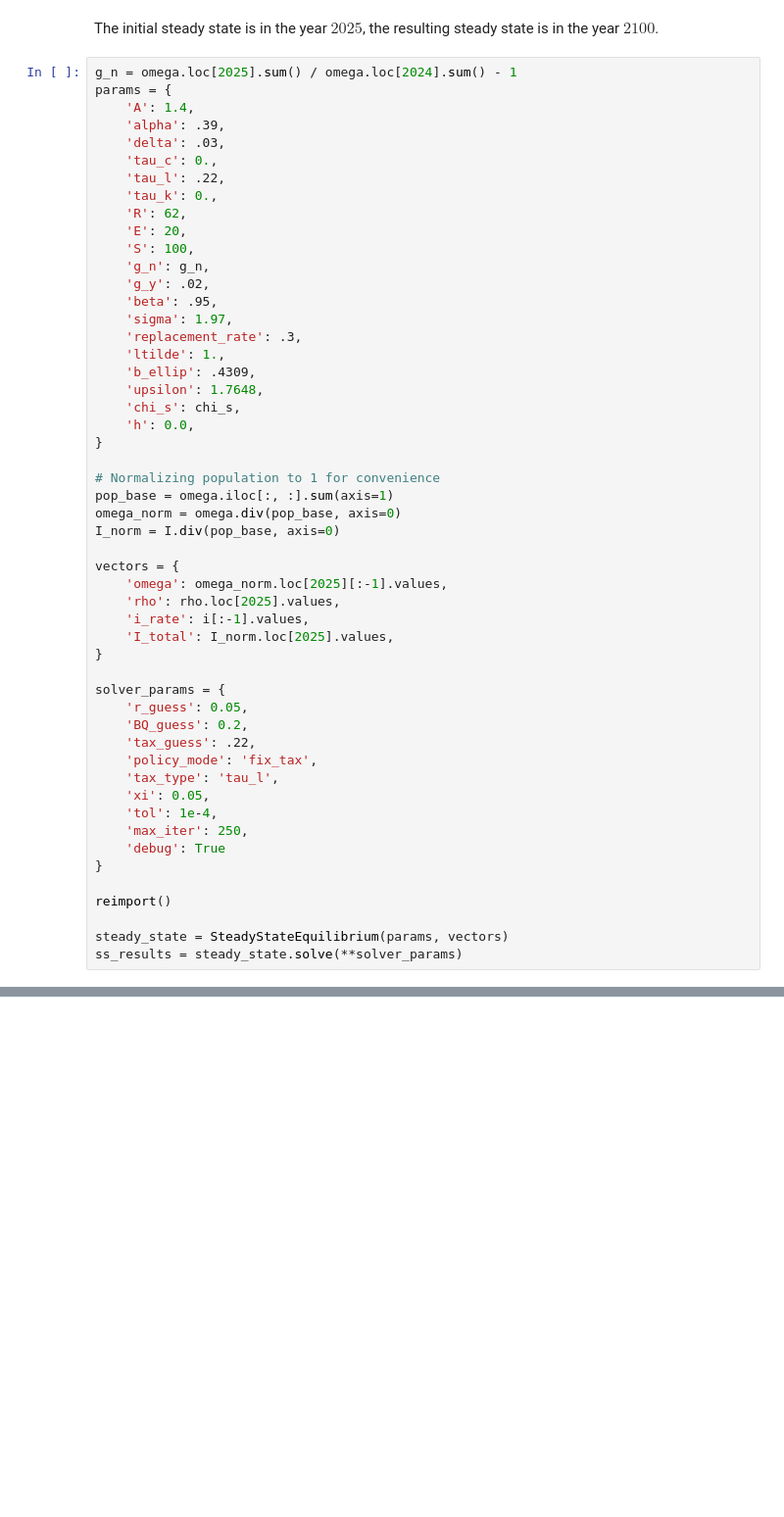
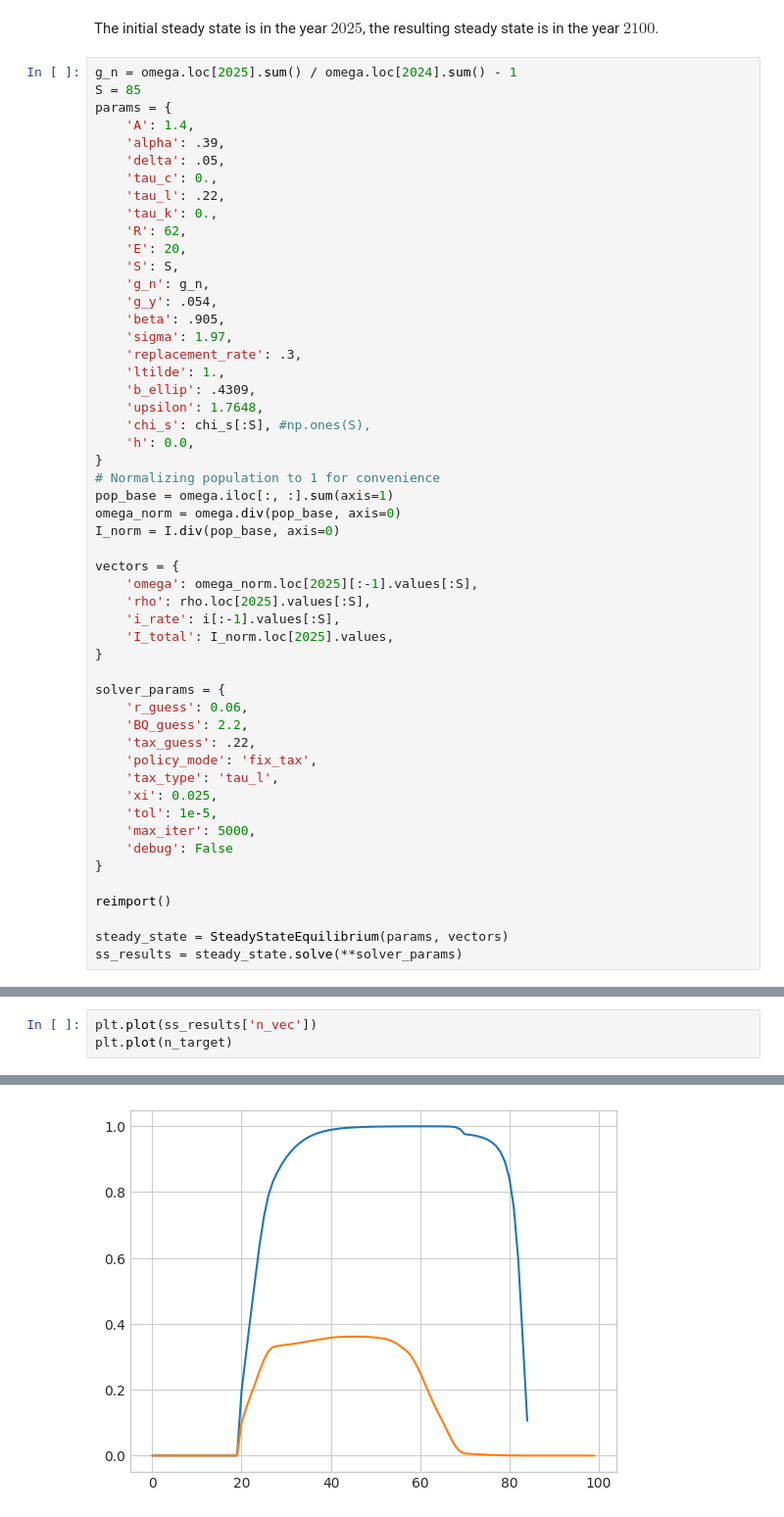
Before and after one commit to Gandolier/Cost_of_ageing_OLG, a Jupyter notebook: Interface (via Notebooks)/Tests.ipynb, the cells around one changed output, grey strips where cells are left out. Shown at 98% size. Saved outputs shown, nothing was run; the diff lists cells and outputs as text; blank space fills up the shorter version.

```diff
--- a/Interface (via Notebooks)/Tests.ipynb
+++ b/Interface (via Notebooks)/Tests.ipynb
@@ -256,50 +261,50 @@ plt.plot(ss_results['b_vec'])
 The initial steady state is in the year $2025$, the resulting steady state is in the year $2100$.
 # %%
 g_n = omega.loc[2025].sum() / omega.loc[2024].sum() - 1
+S = 85
 params = {
     'A': 1.4,
     'alpha': .39,
-    'delta': .03,
+    'delta': .05,
     'tau_c': 0.,
     'tau_l': .22,
     'tau_k': 0.,
     'R': 62,
     'E': 20,
-    'S': 100,
+    'S': S,
     'g_n': g_n,
-    'g_y': .02,
-    'beta': .95,
+    'g_y': .054,
+    'beta': .905,
     'sigma': 1.97,
     'replacement_rate': .3,
     'ltilde': 1.,
     'b_ellip': .4309,
     'upsilon': 1.7648,
-    'chi_s': chi_s,
+    'chi_s': chi_s[:S], #np.ones(S),
     'h': 0.0,
 }
-
 # Normalizing population to 1 for convenience
 pop_base = omega.iloc[:, :].sum(axis=1)
 omega_norm = omega.div(pop_base, axis=0)
 I_norm = I.div(pop_base, axis=0)
 
 vectors = {
-    'omega': omega_norm.loc[2025][:-1].values,
-    'rho': rho.loc[2025].values,
-    'i_rate': i[:-1].values,
+    'omega': omega_norm.loc[2025][:-1].values[:S],
+    'rho': rho.loc[2025].values[:S],
+    'i_rate': i[:-1].values[:S],
     'I_total': I_norm.loc[2025].values,
 }
 
 solver_params = {
-    'r_guess': 0.05,
-    'BQ_guess': 0.2,
+    'r_guess': 0.06,
+    'BQ_guess': 2.2,
     'tax_guess': .22,
     'policy_mode': 'fix_tax',
     'tax_type': 'tau_l',
-    'xi': 0.05,
-    'tol': 1e-4,
-    'max_iter': 250,
-    'debug': True
+    'xi': 0.025,
+    'tol': 1e-5,
+    'max_iter': 5000,
+    'debug': False
 }
 
 reimport()
@@ -328,0 +321,4 @@ C: 0.8142
+# %%
+plt.plot(ss_results['n_vec'])
+plt.plot(n_target)
+# %% [output]
@@ -328,0 +326 @@ C: 0.8142
+[figure, added]
```
Also changed, not shown: parts of 5 cells of this notebook, 3 other files.
